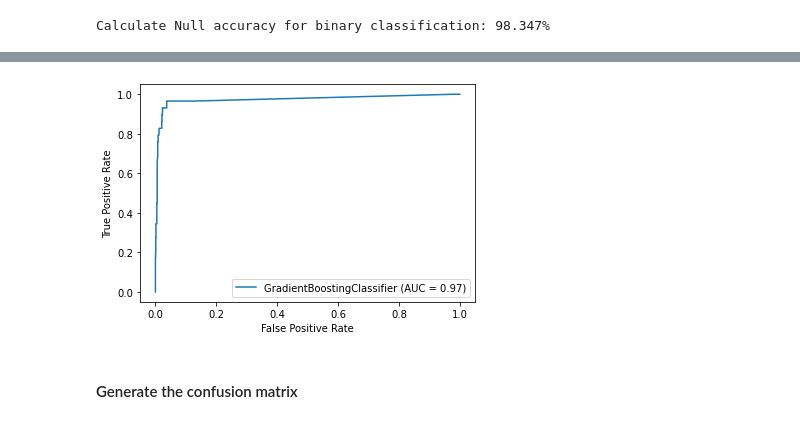
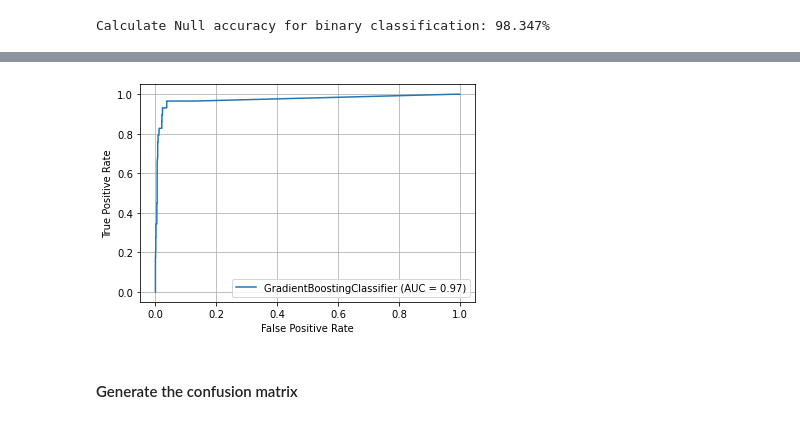
Before and after one commit to allaccountstaken/automl_v_hyperdrive, a Jupyter notebook: benchmark_model.ipynb, the cells around one changed output, grey strips where cells are left out. Saved outputs shown, nothing was run; the diff lists cells and outputs as text; code cells hidden in the pictures.

```diff
--- a/benchmark_model.ipynb
+++ b/benchmark_model.ipynb
@@ -122,14 +122,3 @@ Testing accuracy: 98.746%
 | 2 | 0 | 0 |
 | 3 | 0 | 0 |
 | 4 | 0 | 0 |
-# %%
-clf_best = GradientBoostingClassifier(n_estimators=30,
-                                     learning_rate=0.1,
-                                     max_features=3,
-                                     max_depth=2,
-                                     random_state=123)
-
-clf_best.fit(X_train_scaled, y_train.ravel())
-predictions = clf_best.predict(X_test_scaled)
-print("Testing accuracy: {0:.3f}%".format(accuracy_score(predicbtions, y_test) * 100 ))
-pd.DataFrame({"Prediction": predictions, "Actual": y_test.ravel()}).head(5)
@@ -183,10 +170,11 @@ Text(0.5, 1.0, '2-class Precision-Recall curve: Avg. Precision=0.66')
 # %%
 from sklearn.metrics import plot_roc_curve
 clf_best_disp = plot_roc_curve(clf_best, X_test_scaled, y_test)
 clf_best_disp.plot(ax=ax, alpha=0.8)
+plt.grid(True)
 plt.show()
 # %% [output]
-[figure, old version]
+[figure, new version]
 # %% [markdown]
 #### Generate the confusion matrix
 # %%
```
Also changed, not shown: parts of 8 cells of this notebook, 3 other files.
